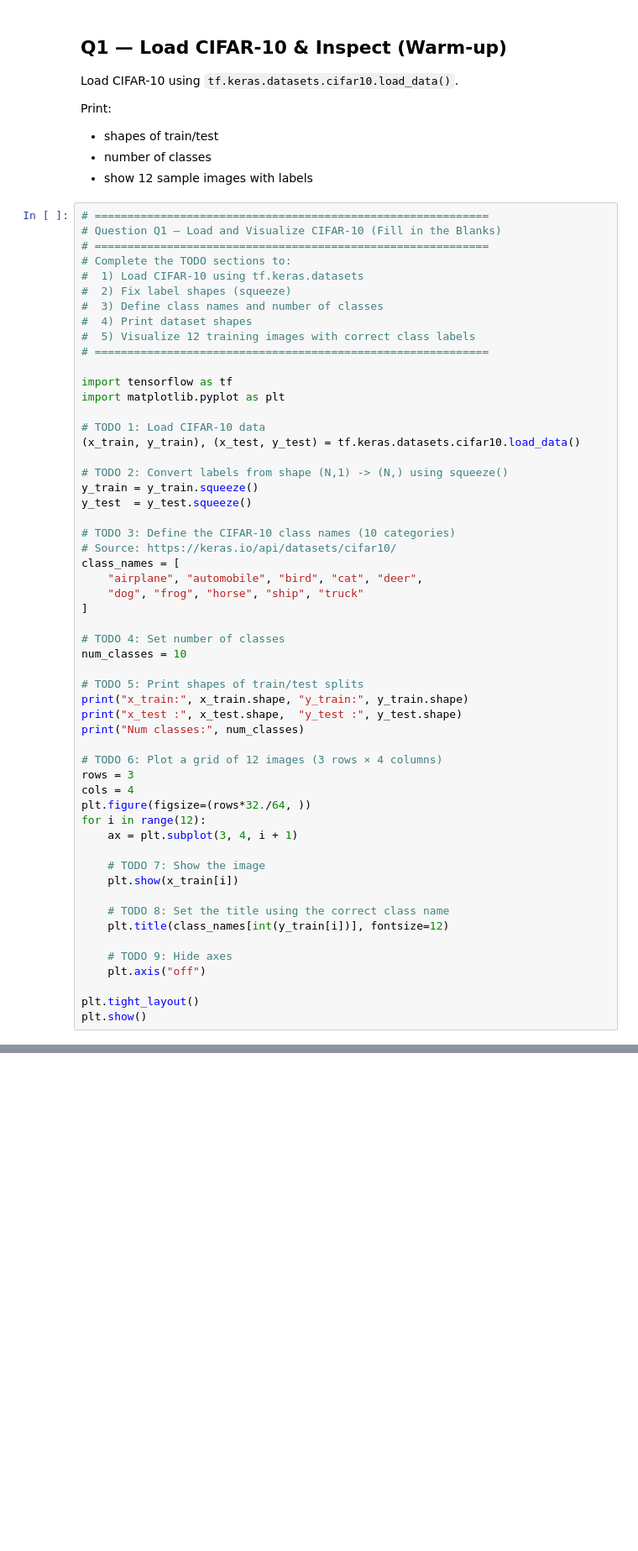
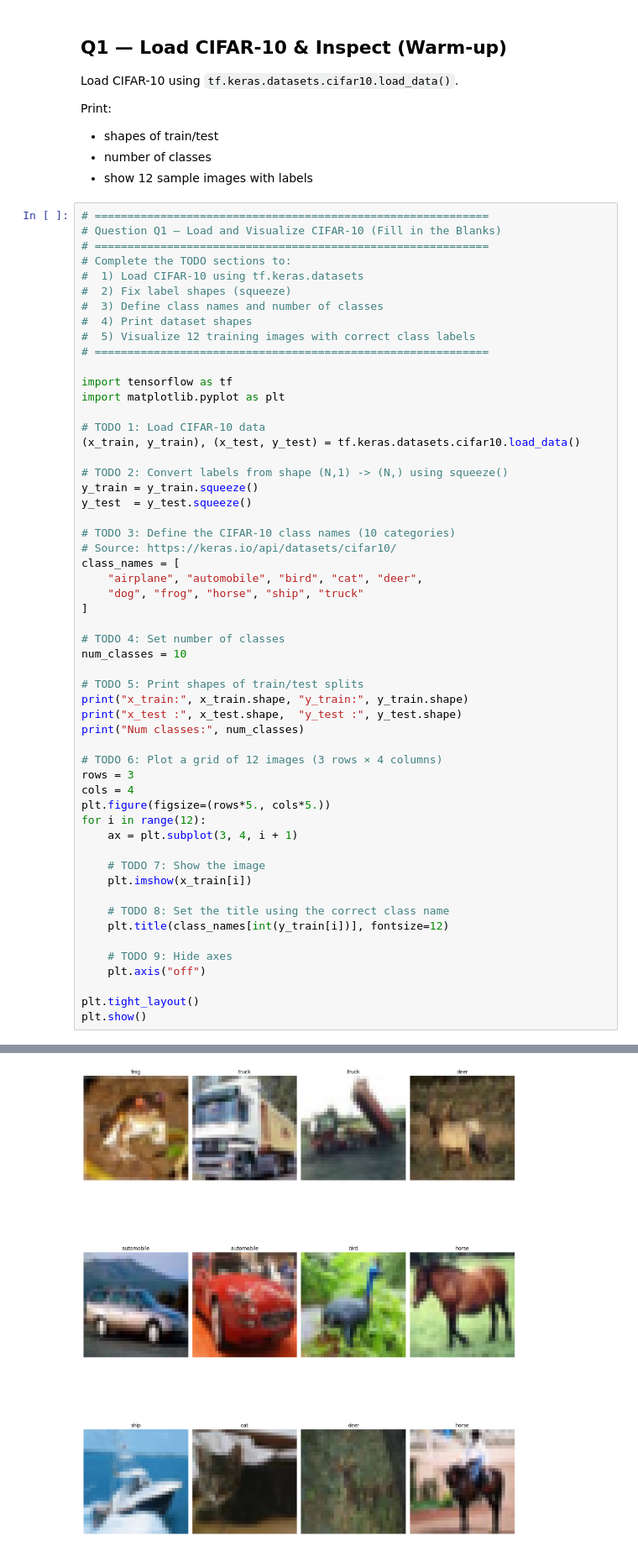
Before and after one commit to MisReid/EE5841-A3-AlexNet-VGG, a Jupyter notebook: a3.ipynb, the cells around one changed output, grey strips where cells are left out. Shown at 84% size. Saved outputs shown, nothing was run; the diff lists cells and outputs as text; blank space fills up the shorter version.

```diff
--- a/a3.ipynb
+++ b/a3.ipynb
@@ -102,12 +102,12 @@ print("Num classes:", num_classes)
 # TODO 6: Plot a grid of 12 images (3 rows × 4 columns)
 rows = 3
 cols = 4
-plt.figure(figsize=(rows*32./64, ))
+plt.figure(figsize=(rows*5., cols*5.))
 for i in range(12):
     ax = plt.subplot(3, 4, i + 1)
 
     # TODO 7: Show the image
-    plt.show(x_train[i])
+    plt.imshow(x_train[i])
 
     # TODO 8: Set the title using the correct class name
     plt.title(class_names[int(y_train[i])], fontsize=12)
@@ -125,3 +124,4 @@ TypeError: Bbox.from_bounds() missing 1 required positional argument: 'height'
+[figure, added]
 # %% [markdown]
 ## Q2 — Preprocessing & `tf.data` Pipeline (CPU-friendly)
 
```
Also changed, not shown: parts of 3 cells of this notebook.
